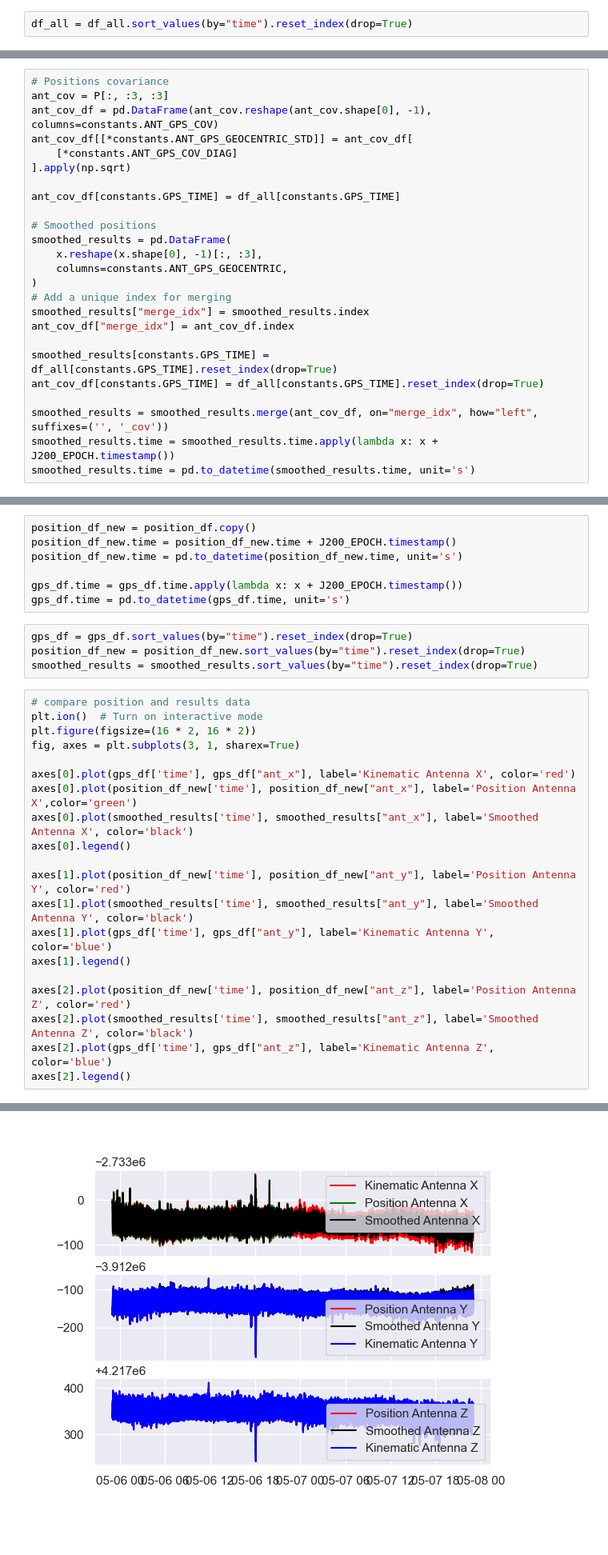
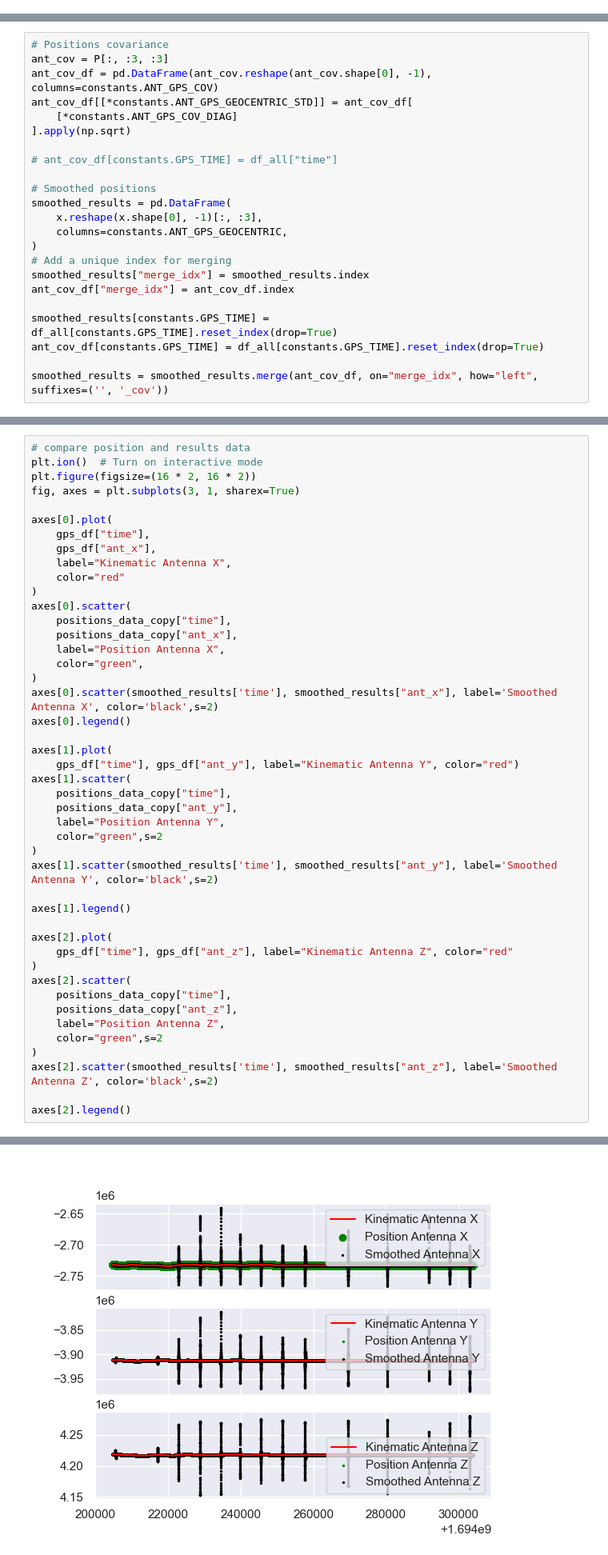
Before and after one commit to EarthScope/es_sfgtools, a Jupyter notebook: dev/notebooks/ncc1_demo.ipynb, the cells around one changed output, grey strips where cells are left out. Shown at 80% size. Drawn from its saved outputs; the diff is of its cells as text; blank space fills up the shorter version.

```diff
--- a/dev/notebooks/ncc1_demo.ipynb
+++ b/dev/notebooks/ncc1_demo.ipynb
@@ -314,5 +257,3 @@ df_all = df_all[column_order].dropna()
-# %%
-df_all = df_all.sort_values(by="time").reset_index(drop=True)
 # %%
 # plot covariance before filtering
 fig,axes = plt.subplots(3,1,sharex=True)
@@ -345,7 +286,7 @@ ant_cov_df[[*constants.ANT_GPS_GEOCENTRIC_STD]] = ant_cov_df[
     [*constants.ANT_GPS_COV_DIAG]
 ].apply(np.sqrt)
 
-ant_cov_df[constants.GPS_TIME] = df_all[constants.GPS_TIME]
+# ant_cov_df[constants.GPS_TIME] = df_all["time"]
 
 # Smoothed positions
 smoothed_results = pd.DataFrame(
@@ -360,8 +301,6 @@ smoothed_results[constants.GPS_TIME] = df_all[constants.GPS_TIME].reset_index(dr
 ant_cov_df[constants.GPS_TIME] = df_all[constants.GPS_TIME].reset_index(drop=True)
 
 smoothed_results = smoothed_results.merge(ant_cov_df, on="merge_idx", how="left", suffixes=('', '_cov'))
-smoothed_results.time = smoothed_results.time.apply(lambda x: x + J200_EPOCH.timestamp())
-smoothed_results.time = pd.to_datetime(smoothed_results.time, unit='s')
 # %%
 # plot antenna covariance in x,y,z
 fig,axes = plt.subplots(3,1,sharex=True)
@@ -374,35 +313,49 @@ axes[2].plot(smoothed_results[constants.GPS_TIME], smoothed_results["ant_sigz"],
-# %%
-position_df_new = position_df.copy()
-position_df_new.time = position_df_new.time + J200_EPOCH.timestamp()
-position_df_new.time = pd.to_datetime(position_df_new.time, unit='s')
-
-gps_df.time = gps_df.time.apply(lambda x: x + J200_EPOCH.timestamp())
-gps_df.time = pd.to_datetime(gps_df.time, unit='s')
-# %%
-gps_df = gps_df.sort_values(by="time").reset_index(drop=True)
-position_df_new = position_df_new.sort_values(by="time").reset_index(drop=True)
-smoothed_results = smoothed_results.sort_values(by="time").reset_index(drop=True)
 # %%
 # compare position and results data
 plt.ion()  # Turn on interactive mode
 plt.figure(figsize=(16 * 2, 16 * 2))
 fig, axes = plt.subplots(3, 1, sharex=True)
 
-axes[0].plot(gps_df['time'], gps_df["ant_x"], label='Kinematic Antenna X', color='red')
-axes[0].plot(position_df_new['time'], position_df_new["ant_x"], label='Position Antenna X',color='green')
-axes[0].plot(smoothed_results['time'], smoothed_results["ant_x"], label='Smoothed Antenna X', color='black')
+axes[0].plot(
+    gps_df["time"],
+    gps_df["ant_x"],
+    label="Kinematic Antenna X",
+    color="red"
+)
+axes[0].scatter(
+    positions_data_copy["time"],
+    positions_data_copy["ant_x"],
+    label="Position Antenna X",
+    color="green",
+)
+axes[0].scatter(smoothed_results['time'], smoothed_results["ant_x"], label='Smoothed Antenna X', color='black',s=2)
 axes[0].legend()
 
-axes[1].plot(position_df_new['time'], position_df_new["ant_y"], label='Position Antenna Y', color='red')
-axes[1].plot(smoothed_results['time'], smoothed_results["ant_y"], label='Smoothed Antenna Y', color='black')
-axes[1].plot(gps_df['time'], gps_df["ant_y"], label='Kinematic Antenna Y', color='blue')
+axes[1].plot(
+    gps_df["time"], gps_df["ant_y"], label="Kinematic Antenna Y", color="red")
+axes[1].scatter(
+    positions_data_copy["time"],
+    positions_data_copy["ant_y"],
+    label="Position Antenna Y",
+    color="green",s=2
+)
+axes[1].scatter(smoothed_results['time'], smoothed_results["ant_y"], label='Smoothed Antenna Y', color='black',s=2)
+
 axes[1].legend()
 
-axes[2].plot(position_df_new['time'], position_df_new["ant_z"], label='Position Antenna Z', color='red')
-axes[2].plot(smoothed_results['time'], smoothed_results["ant_z"], label='Smoothed Antenna Z', color='black')
-axes[2].plot(gps_df['time'], gps_df["ant_z"], label='Kinematic Antenna Z', color='blue')
+axes[2].plot(
+    gps_df["time"], gps_df["ant_z"], label="Kinematic Antenna Z", color="red"
+)
+axes[2].scatter(
+    positions_data_copy["time"],
+    positions_data_copy["ant_z"],
+    label="Position Antenna Z",
+    color="green",s=2
+)
+axes[2].scatter(smoothed_results['time'], smoothed_results["ant_z"], label='Smoothed Antenna Z', color='black',s=2)
+
 axes[2].legend()
 # %% [output]
 <matplotlib.legend.Legend at 0x...>
 [figure]
-[figure, old version]
+[figure, new version]
```
Also changed, not shown: parts of 22 cells of this notebook, 3 other files.
